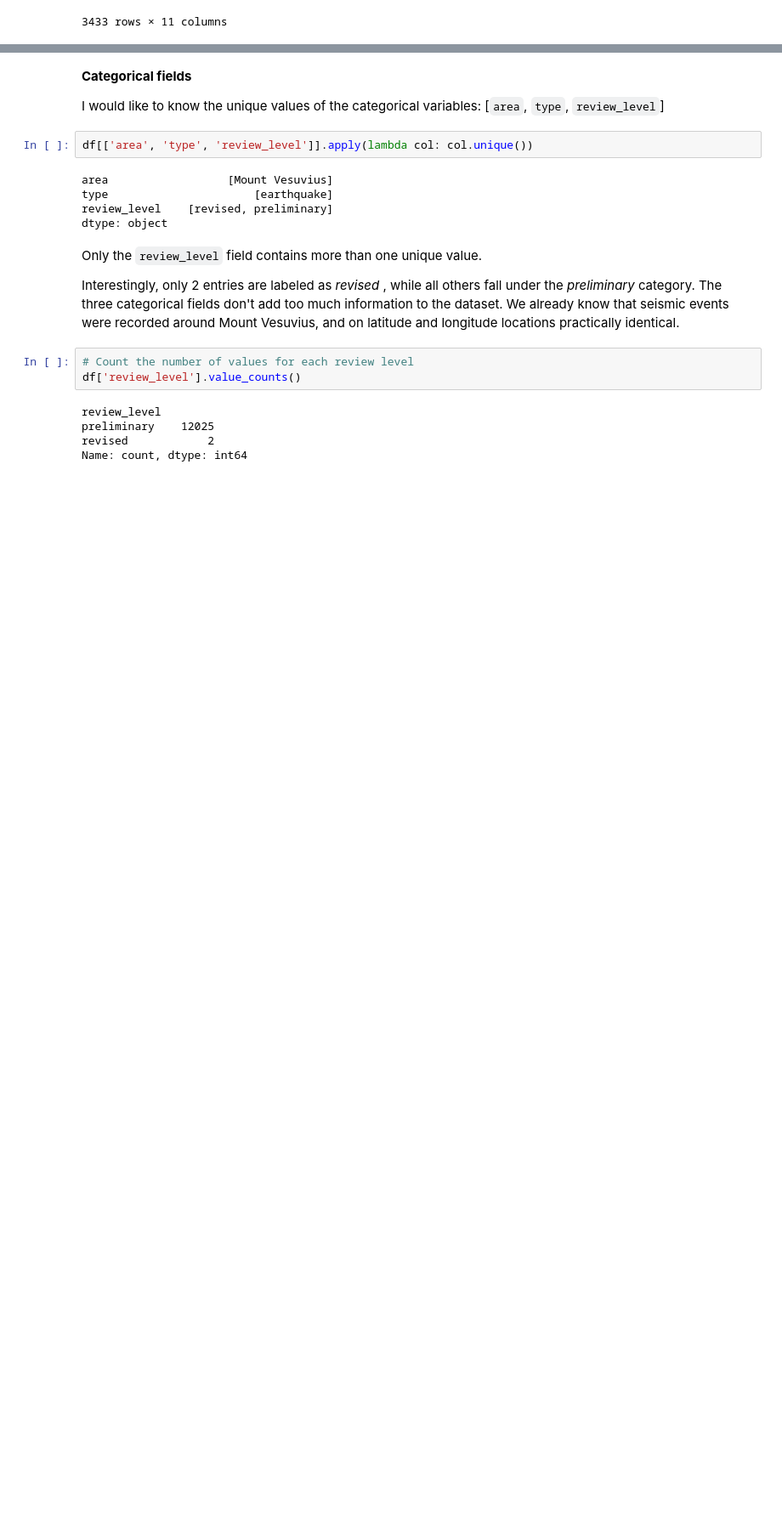
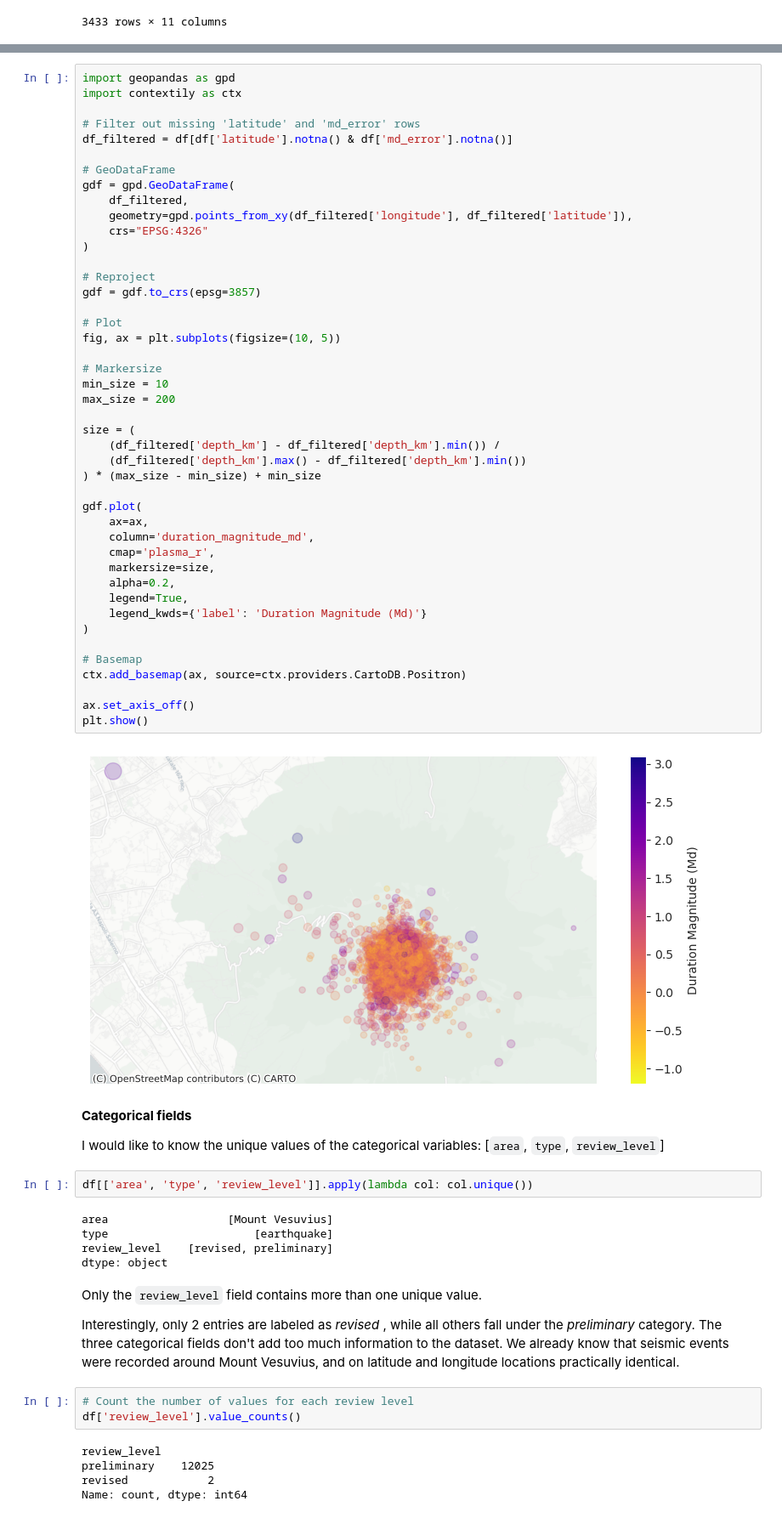
Before and after one commit to c4-calderon/c4-calderon.github.io, a Jupyter notebook: _notebooks/2026-03-14-Seismic-Events-at-Mount-Vesuvius.ipynb, the cells around one changed output, grey strips where cells are left out. Shown at 85% size. Drawn from its saved outputs; the diff is of its cells as text; blank space fills up the shorter version.

```diff
--- a/_notebooks/2026-03-14-Seismic-Events-at-Mount-Vesuvius.ipynb
+++ b/_notebooks/2026-03-14-Seismic-Events-at-Mount-Vesuvius.ipynb
@@ -299,3 +299,49 @@ And lastly, since variables `duration_magnitude_md` and `md_error` are related,
+# %%
+import geopandas as gpd
+import contextily as ctx
+
+# Filter out missing 'latitude' and 'md_error' rows
+df_filtered = df[df['latitude'].notna() & df['md_error'].notna()]
+
+# GeoDataFrame
+gdf = gpd.GeoDataFrame(
+    df_filtered,
+    geometry=gpd.points_from_xy(df_filtered['longitude'], df_filtered['latitude']),
+    crs="EPSG:4326"
+)
+
+# Reproject
+gdf = gdf.to_crs(epsg=3857)
+
+# Plot
+fig, ax = plt.subplots(figsize=(10, 5))
+
+# Markersize
+min_size = 10
+max_size = 200
+
+size = (
+    (df_filtered['depth_km'] - df_filtered['depth_km'].min()) /
+    (df_filtered['depth_km'].max() - df_filtered['depth_km'].min())
+) * (max_size - min_size) + min_size
+
+gdf.plot(
+    ax=ax,
+    column='duration_magnitude_md',
+    cmap='plasma_r',
+    markersize=size,
+    alpha=0.2,
+    legend=True,
+    legend_kwds={'label': 'Duration Magnitude (Md)'}
+)
+
+# Basemap
+ctx.add_basemap(ax, source=ctx.providers.CartoDB.Positron)
+
+ax.set_axis_off()
+plt.show()
+# %% [output]
+[figure, added]
 # %% [markdown]
 **Categorical fields**
 
```
Also changed, not shown: parts of 11 cells of this notebook, 2 other files.
